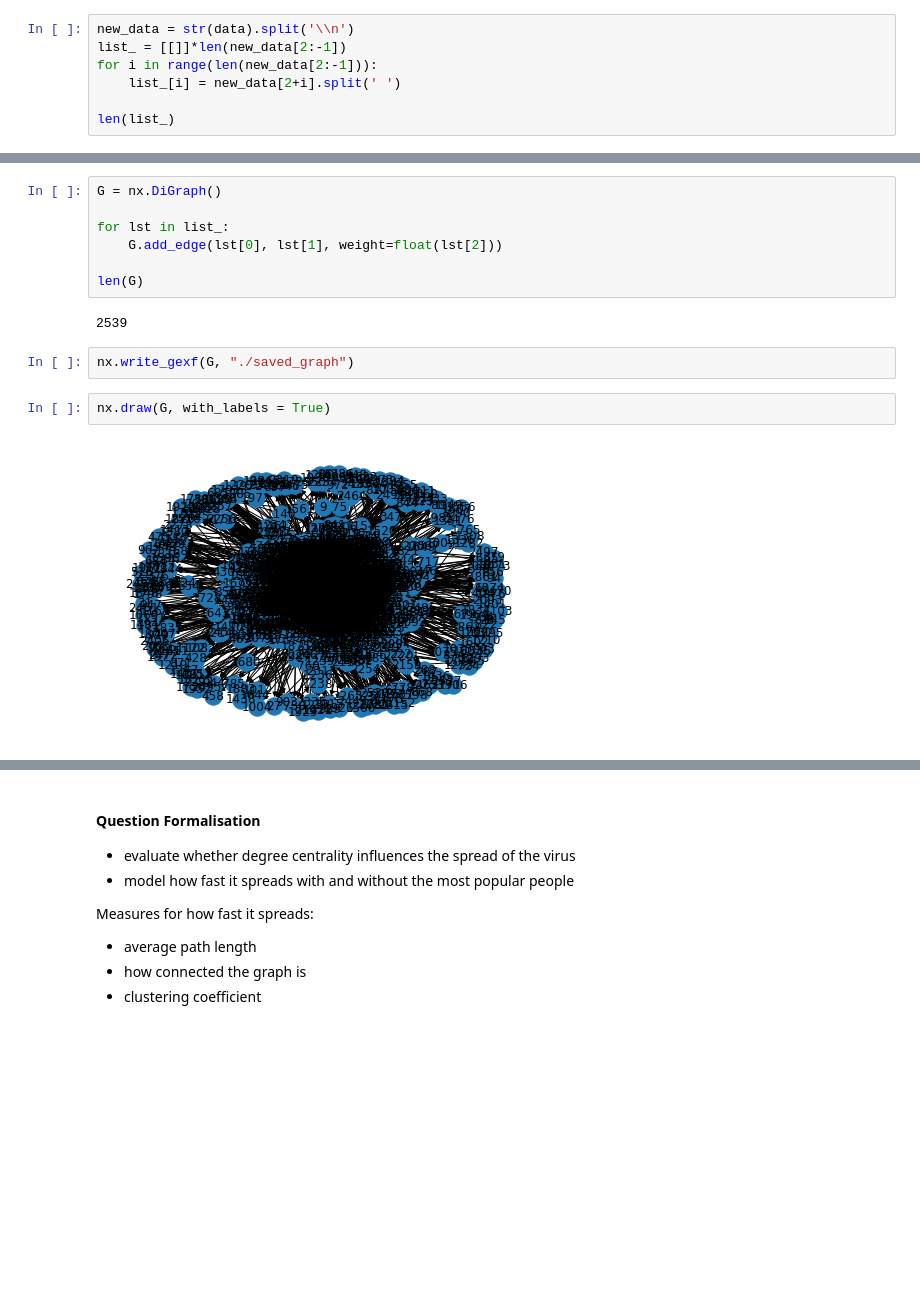
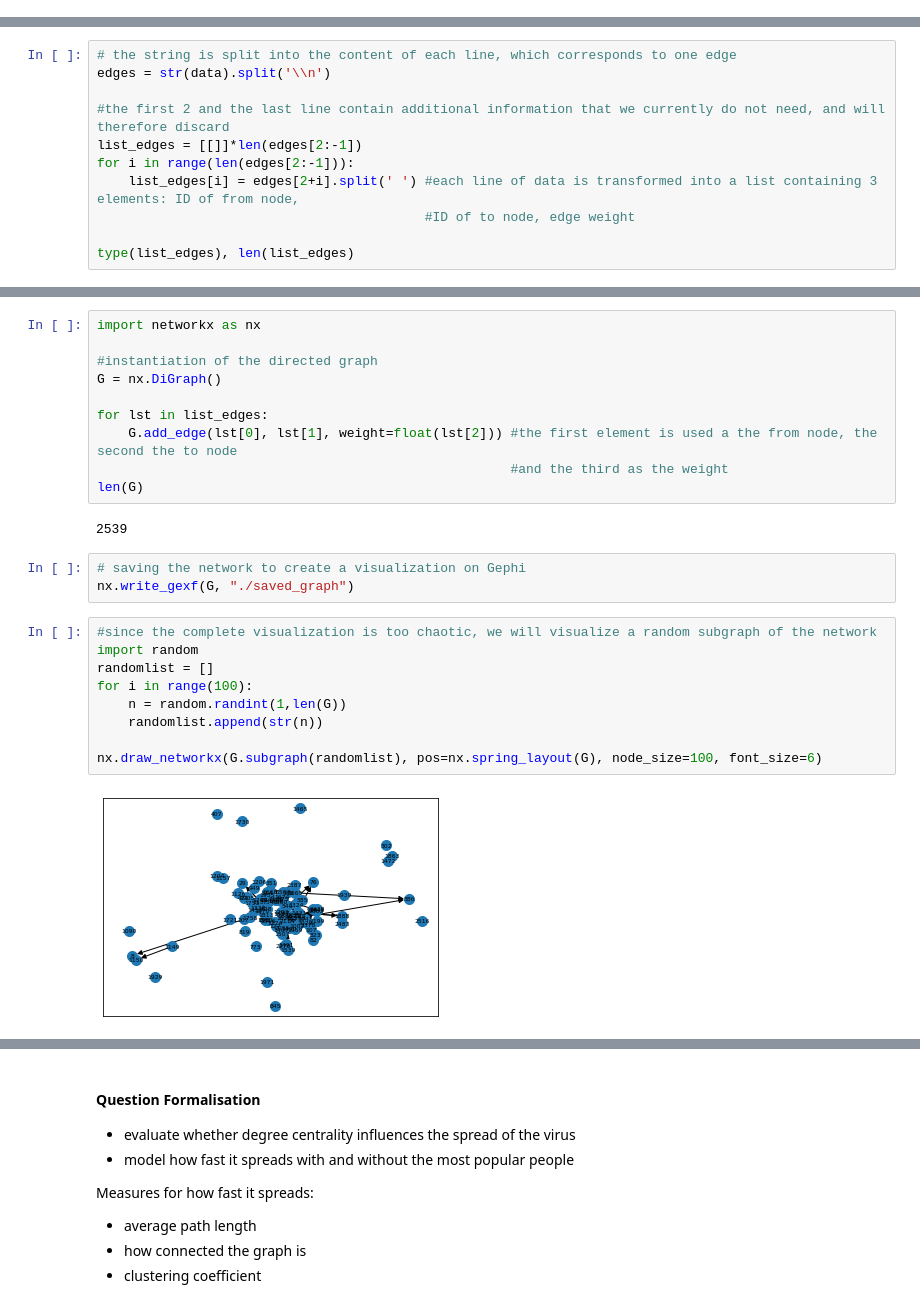
Before and after one commit to ludovicaschaerf/MRWP_Project, a Jupyter notebook: Mini Project.ipynb, the cells around one changed output, grey strips where cells are left out. Saved outputs shown, nothing was run; the diff lists cells and outputs as text; blank space fills up the shorter version.

```diff
--- a/Mini Project.ipynb
+++ b/Mini Project.ipynb
@@ -9,7 +20,0 @@ with open('../out.moreno_health_health', 'rb') as infile:
-# %%
-new_data = str(data).split('\\n')
-list_ = [[]]*len(new_data[2:-1])
-for i in range(len(new_data[2:-1])):
-    list_[i] = new_data[2+i].split(' ')
-
-len(list_)
@@ -19,0 +29,11 @@ import networkx as nx
+# %%
+# the string is split into the content of each line, which corresponds to one edge
+edges = str(data).split('\\n')
+
+#the first 2 and the last line contain additional information that we currently do not need, and will therefore discard
+list_edges = [[]]*len(edges[2:-1])
+for i in range(len(edges[2:-1])):
+    list_edges[i] = edges[2+i].split(' ') #each line of data is transformed into a list containing 3 elements: ID of from node,
+                                          #ID of to node, edge weight
+
+type(list_edges), len(list_edges)
@@ -20,16 +44,27 @@ import networkx as nx
 # %%
+import networkx as nx
+
+#instantiation of the directed graph
 G = nx.DiGraph()
 
-for lst in list_:
-    G.add_edge(lst[0], lst[1], weight=float(lst[2]))
-
+for lst in list_edges:
+    G.add_edge(lst[0], lst[1], weight=float(lst[2])) #the first element is used a the from node, the second the to node
+                                                     #and the third as the weight
 len(G)
 # %% [output]
 2539
-# %%
-nx.write_gexf(G, "./saved_graph")
-# %%
-nx.draw(G, with_labels = True)
-# %% [output]
-[figure, removed]
+# %%
+# saving the network to create a visualization on Gephi
+nx.write_gexf(G, "./saved_graph")
+# %%
+#since the complete visualization is too chaotic, we will visualize a random subgraph of the network
+import random
+randomlist = []
+for i in range(100):
+    n = random.randint(1,len(G))
+    randomlist.append(str(n))
+
+nx.draw_networkx(G.subgraph(randomlist), pos=nx.spring_layout(G), node_size=100, font_size=6)
+# %% [output]
+[figure, added]
 # %% [markdown]
```
Also changed, not shown: parts of 9 cells of this notebook.
